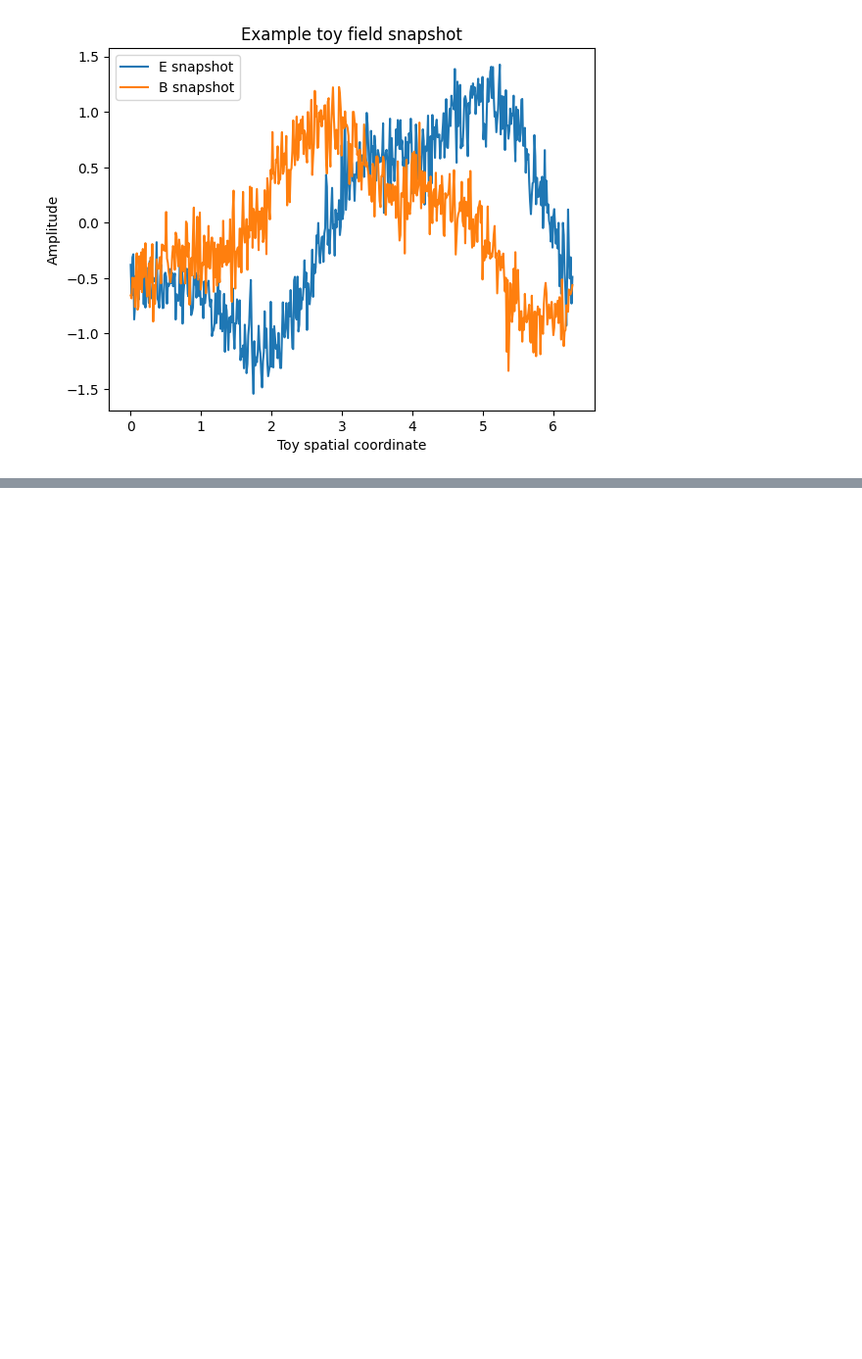
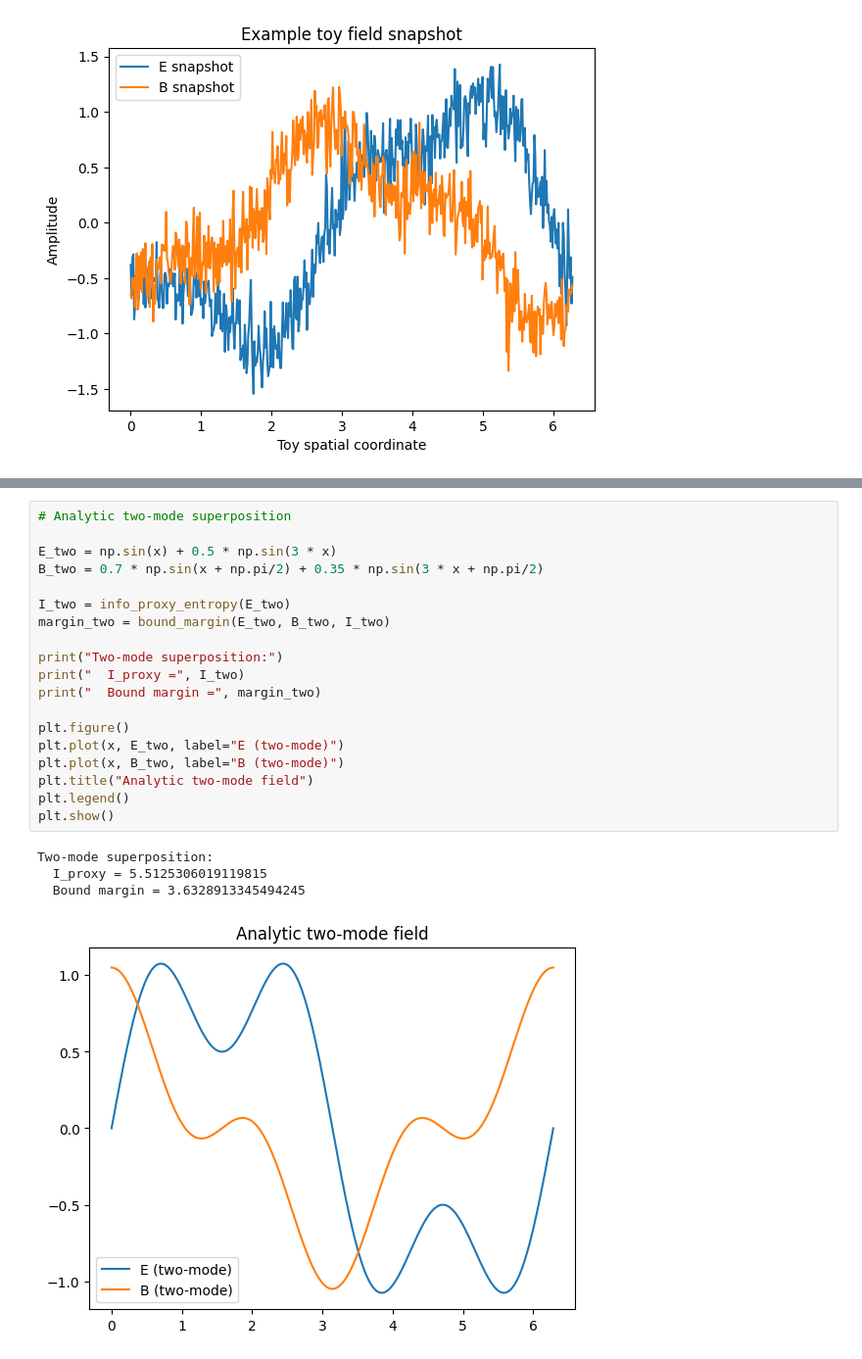
Before and after one commit to eon715/em-info-bound-colab-demo, a Jupyter notebook: Another_copy_of_toy_em_bound_demo.ipynb, the cells around one changed output, grey strips where cells are left out. Shown at 98% size. Saved outputs shown, nothing was run; the diff lists cells and outputs as text; blank space fills up the shorter version.

```diff
--- a/Another_copy_of_toy_em_bound_demo.ipynb
+++ b/Another_copy_of_toy_em_bound_demo.ipynb
@@ -93,0 +208,24 @@ plt.show()
+# %%
+# Analytic two-mode superposition
+
+E_two = np.sin(x) + 0.5 * np.sin(3 * x)
+B_two = 0.7 * np.sin(x + np.pi/2) + 0.35 * np.sin(3 * x + np.pi/2)
+
+I_two = info_proxy_entropy(E_two)
+margin_two = bound_margin(E_two, B_two, I_two)
+
+print("Two-mode superposition:")
+print("  I_proxy =", I_two)
+print("  Bound margin =", margin_two)
+
+plt.figure()
+plt.plot(x, E_two, label="E (two-mode)")
+plt.plot(x, B_two, label="B (two-mode)")
+plt.title("Analytic two-mode field")
+plt.legend()
+plt.show()
+# %% [output]
+Two-mode superposition:
+  I_proxy = 5.5125306019119815
+  Bound margin = 3.6328913345494245
+[figure, added]
```
Also changed, not shown: parts of 4 cells of this notebook.
